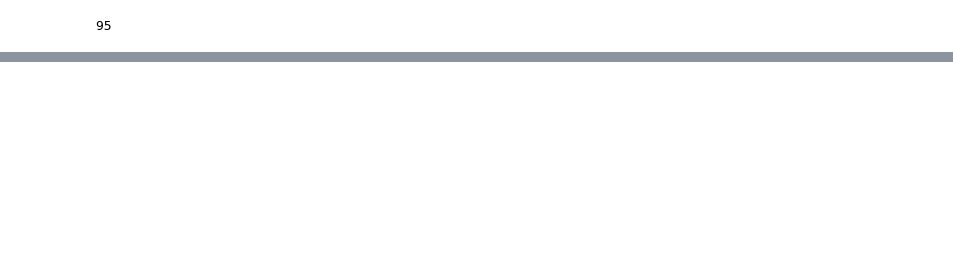
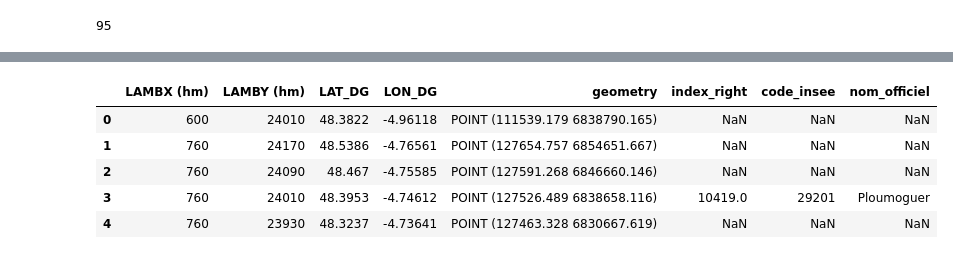
Before and after one commit to Sophie-Monsi/MACHINE-LEARNING-FOR-CLIMATE-RISK, a Jupyter notebook: Database_download.ipynb, the cells around one changed output, grey strips where cells are left out. Saved outputs shown, nothing was run; the diff lists cells and outputs as text; code cells hidden in the pictures; blank space fills up the shorter version.

Commit message:
Correspondance entre les coordonnées du safran et les communes

```diff
--- a/Database_download.ipynb
+++ b/Database_download.ipynb
@@ -556,0 +557,6 @@ len(gdf["code_insee_du_departement"].unique())
+# %%
+# base des communes
+gdf_communes = gpd.read_file(gpkg_path, layer="commune").to_crs(2154)
+#base des départements
+gdf_deps      = gpd.read_file(gpkg_path, layer="departement").to_crs(2154)
+gdf_deps.head()
@@ -556,0 +570,12 @@ len(gdf["code_insee_du_departement"].unique())
+# %%
+# lien à modifier, les données sont stockées sur le repo
+# utilisation de la longitude et de la latitude puis conversion en Lambert-93 (EPSG:2154) car les points de la grille utilisée n'ont pas les mêmes echelles que celles de ADMIN-EXPRESS
+df_safran=pd.read_csv("C:/Users/lisaw/Desktop/ENSAE/3A/Machine_learning/Project/MACHINE-LEARNING-FOR-CLIMATE-RISK/coordonnees_grille_safran_lambert-2-etendu.csv", sep=";")
+df_safran["LON_DG"] = df_safran["LON_DG"].astype(str).str.replace(",", ".", regex=False)
+df_safran["LAT_DG"] = df_safran["LAT_DG"].astype(str).str.replace(",", ".", regex=False)
+gdf_pts = gpd.GeoDataFrame(
+    df_safran.copy(),
+    geometry=gpd.points_from_xy(df_safran["LON_DG"], df_safran["LAT_DG"]),
+    crs=4326
+).to_crs(2154)
+gdf_pts.head()
@@ -556,0 +589,13 @@ len(gdf["code_insee_du_departement"].unique())
+# %%
+# --- 3) Jointure spatiale point->commune
+# nécessite shapely>=2, et une sindex (rtree/pygeos) pour la perf
+pts_communes = gpd.sjoin(gdf_pts, gdf_communes[["code_insee","nom_officiel","geometry"]],
+                         predicate="within", how="left")
+pts_communes.head()
+# %% [output]
+|  | LAMBX (hm) | LAMBY (hm) | LAT_DG | LON_DG | geometry | index_right | code_insee | nom_officiel |
+| 0 | 600 | 24010 | 48.3822 | -4.96118 | POINT (111539.179 6838790.165) | NaN | NaN | NaN |
+| 1 | 760 | 24170 | 48.5386 | -4.76561 | POINT (127654.757 6854651.667) | NaN | NaN | NaN |
+| 2 | 760 | 24090 | 48.467 | -4.75585 | POINT (127591.268 6846660.146) | NaN | NaN | NaN |
+| 3 | 760 | 24010 | 48.3953 | -4.74612 | POINT (127526.489 6838658.116) | 10419.0 | 29201 | Ploumoguer |
+| 4 | 760 | 23930 | 48.3237 | -4.73641 | POINT (127463.328 6830667.619) | NaN | NaN | NaN |
```
Also changed, not shown: parts of 10 cells of this notebook.
